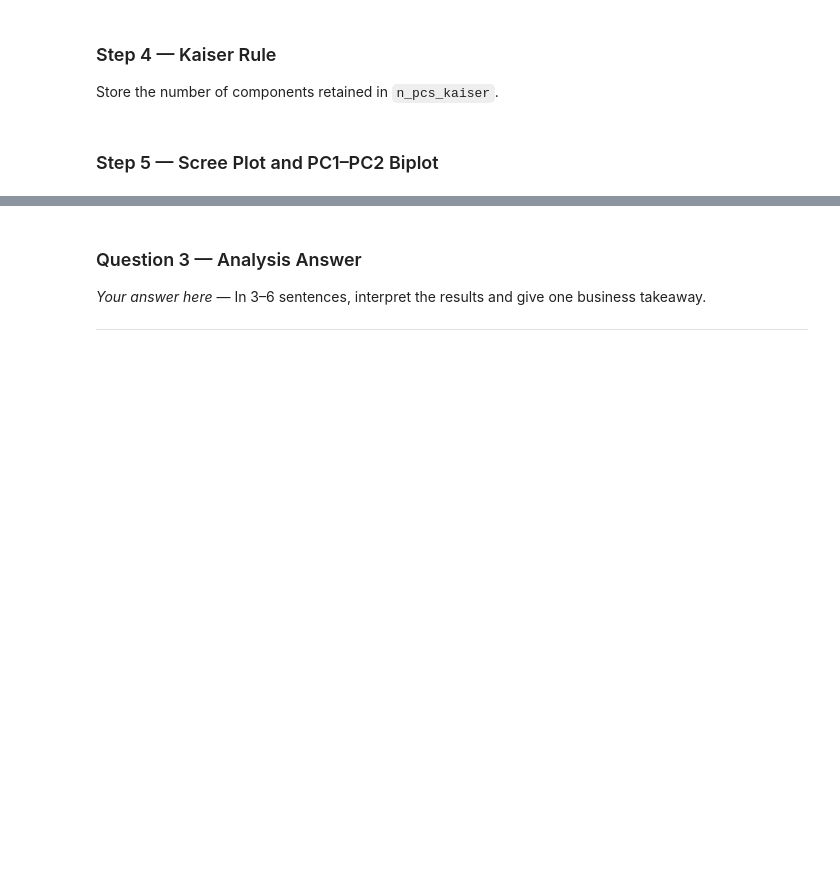
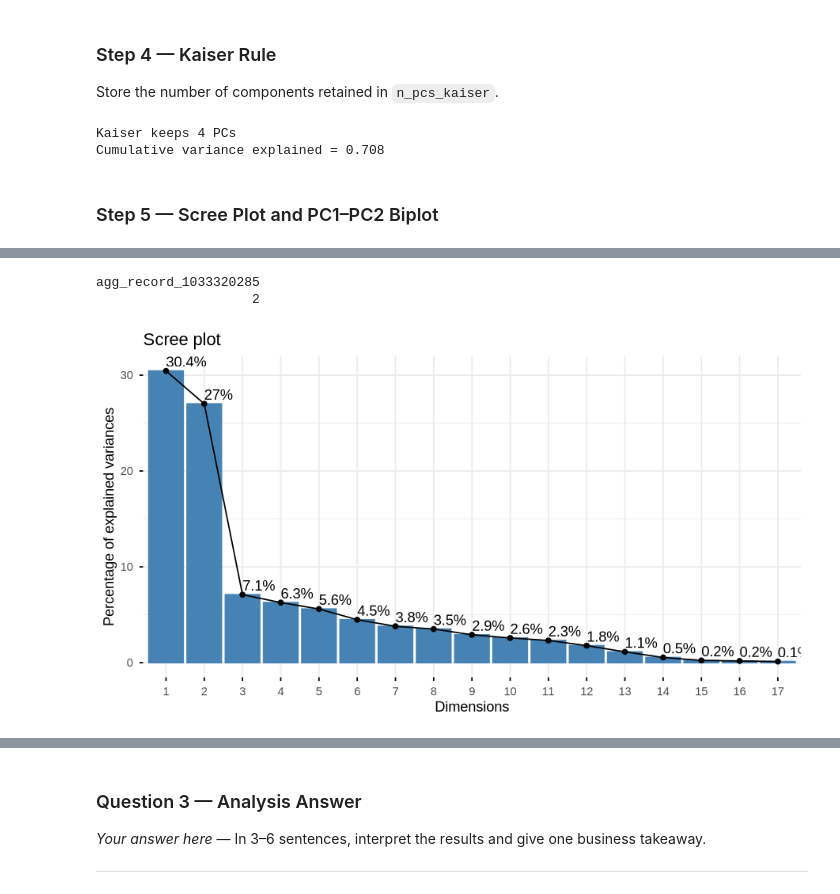
Before and after one commit to owenfrye1/MS3313-FryeV2, a Jupyter notebook: Homework/MS3313_Final_Exam.ipynb, the cells around one changed output, grey strips where cells are left out. Saved outputs shown, nothing was run; the diff lists cells and outputs as text; code cells hidden in the pictures; blank space fills up the shorter version.

```diff
--- a/Homework/MS3313_Final_Exam.ipynb
+++ b/Homework/MS3313_Final_Exam.ipynb
@@ -287,11 +362,13 @@ binary public/private flag, then drop rows with any `NA`.
 ### Step 1 — Load and Clean the Data
 
 Store the cleaned numeric dataframe in `uni.df`.
-# %%
-# YOUR CODE HERE — delete this comment when you add your code
-# Required object: uni.df
-
-
-uni.df <- NULL    # replace NULL with your code
-
-cat("n =", nrow(uni.df), "  p =", ncol(uni.df), "\n")
+# %%
+
+data("Universities")
+
+uni.df <- Universities[ , !(names(Universities) %in% c("College.Name", "State", "Public..1...Private..2."))]
+
+uni.df <- na.omit(uni.df)
+
+
+cat("n =", nrow(uni.df), "  p =", ncol(uni.df), "\n")
@@ -317,0 +395,4 @@ round(summary(pca_cor)$importance[, 1:6], 4)
+# %%
+
+pca_cor <- prcomp(uni.df, scale. = TRUE)
+round(summary(pca_cor)$importance[, 1:6], 4)
@@ -320,15 +407,28 @@ round(summary(pca_cor)$importance[, 1:6], 4)
 
 Store the number of components retained in `n_pcs_kaiser`.
 # %%
-# YOUR CODE HERE — delete this comment when you add your code
-# Required object: n_pcs_kaiser
-
-
-n_pcs_kaiser <- NULL    # replace NULL with your code
 
 eig <- pca_cor$sdev^2
+n_pcs_kaiser <- sum(eig >= 1)
+
 cat("Kaiser keeps", n_pcs_kaiser, "PCs\n")
 cat("Cumulative variance explained =",
     round(sum(eig[seq_len(n_pcs_kaiser)]) / sum(eig), 3), "\n")
+# %% [output]
+Kaiser keeps 4 PCs
+Cumulative variance explained = 0.708
 # %% [markdown]
 ### Step 5 — Scree Plot and PC1–PC2 Biplot
+# %%
+tmp_file <- tempfile(fileext = ".png")
+png(tmp_file, width = 900, height = 500, res = 120,
+    type = "cairo", family = "sans")
+
+
+print(
+  fviz_eig(pca_cor, addlabels = TRUE, ncp = ncol(uni.df))
+)
+
+dev.off()
+IRdisplay::display_png(file = tmp_file)
+# %% [output]
@@ -335,2 +437,5 @@ cat("Cumulative variance explained =",
+agg_record_1033320285
+                    2
+[figure, added]
 # %%
 tmp_file <- tempfile(fileext = ".png")
```
Also changed, not shown: parts of 28 cells of this notebook.
